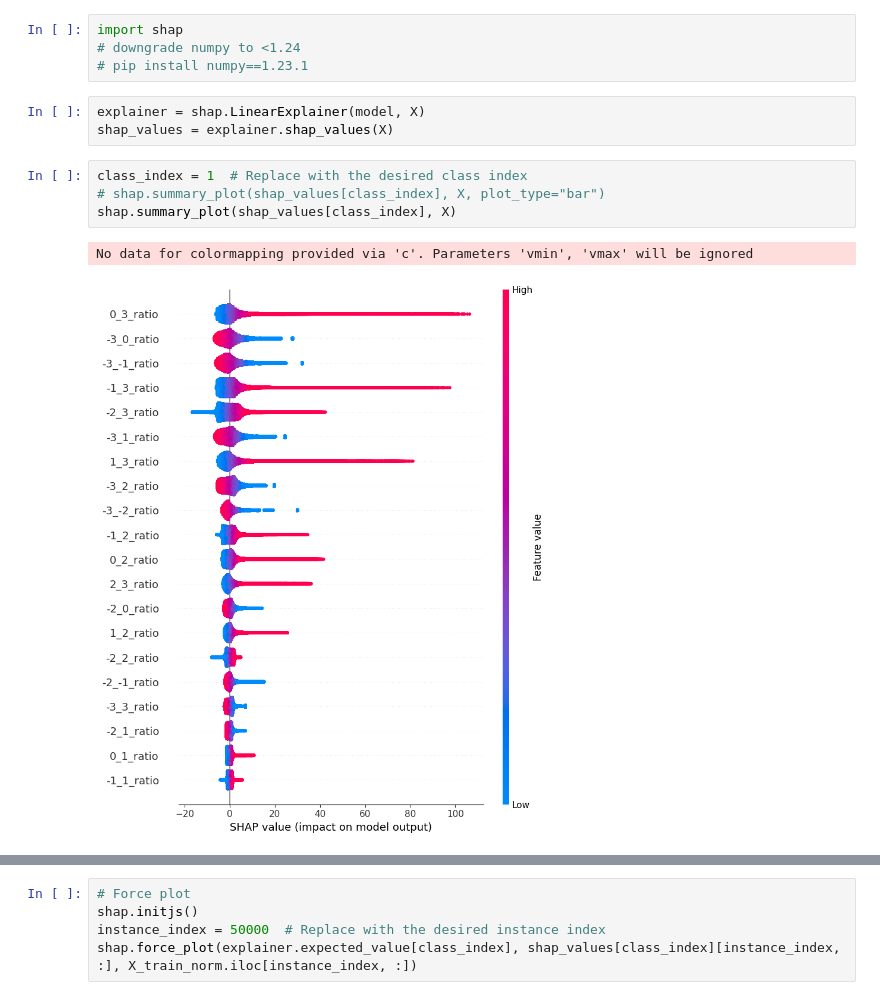
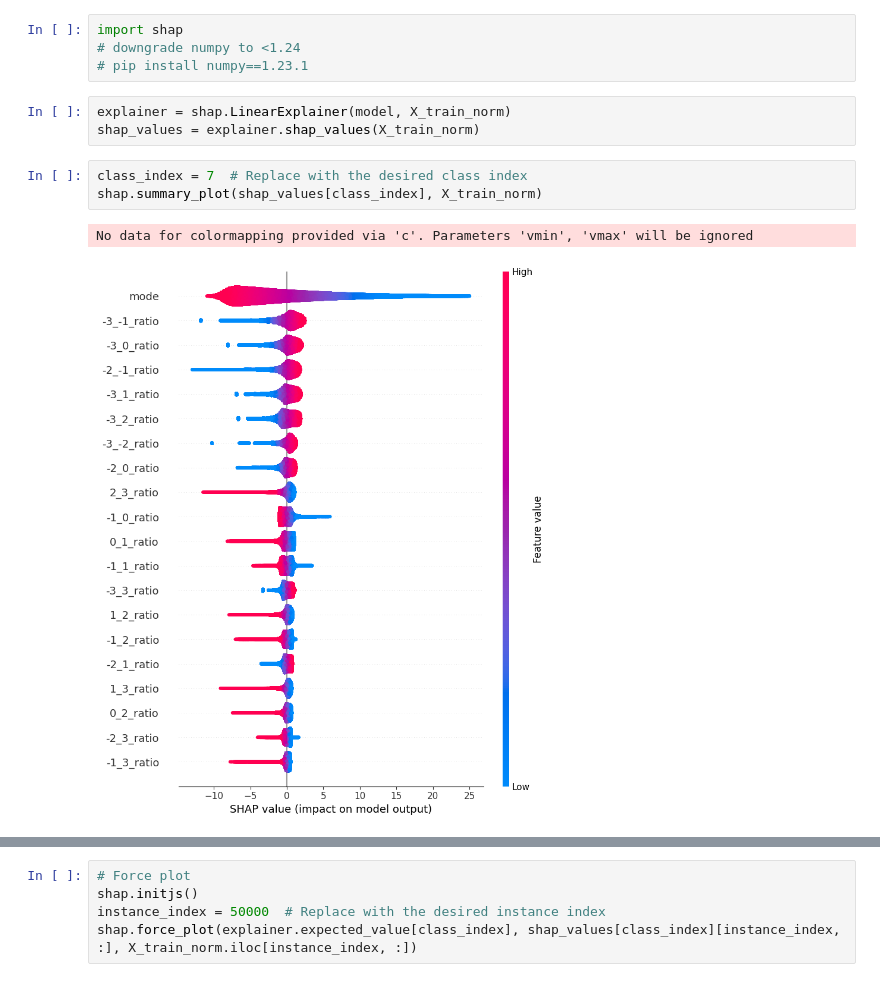
Before and after one commit to young-sudo/BIS-Lab3-MS, a Jupyter notebook: projekt.ipynb, the cells around one changed output, grey strips where cells are left out. Saved outputs shown, nothing was run; the diff lists cells and outputs as text.

```diff
--- a/projekt.ipynb
+++ b/projekt.ipynb
@@ -202,12 +187,11 @@ import shap
 # downgrade numpy to <1.24
 # pip install numpy==1.23.1
 # %%
-explainer = shap.LinearExplainer(model, X)
-shap_values = explainer.shap_values(X)
+explainer = shap.LinearExplainer(model, X_train_norm)
+shap_values = explainer.shap_values(X_train_norm)
 # %%
-class_index = 1  # Replace with the desired class index
-# shap.summary_plot(shap_values[class_index], X, plot_type="bar")
-shap.summary_plot(shap_values[class_index], X)
+class_index = 7  # Replace with the desired class index
+shap.summary_plot(shap_values[class_index], X_train_norm)
 # %% [output]
 No data for colormapping provided via 'c'. Parameters 'vmin', 'vmax' will be ignored
-[figure, old version]
+[figure, new version]
```
Also changed, not shown: parts of 20 cells of this notebook.
